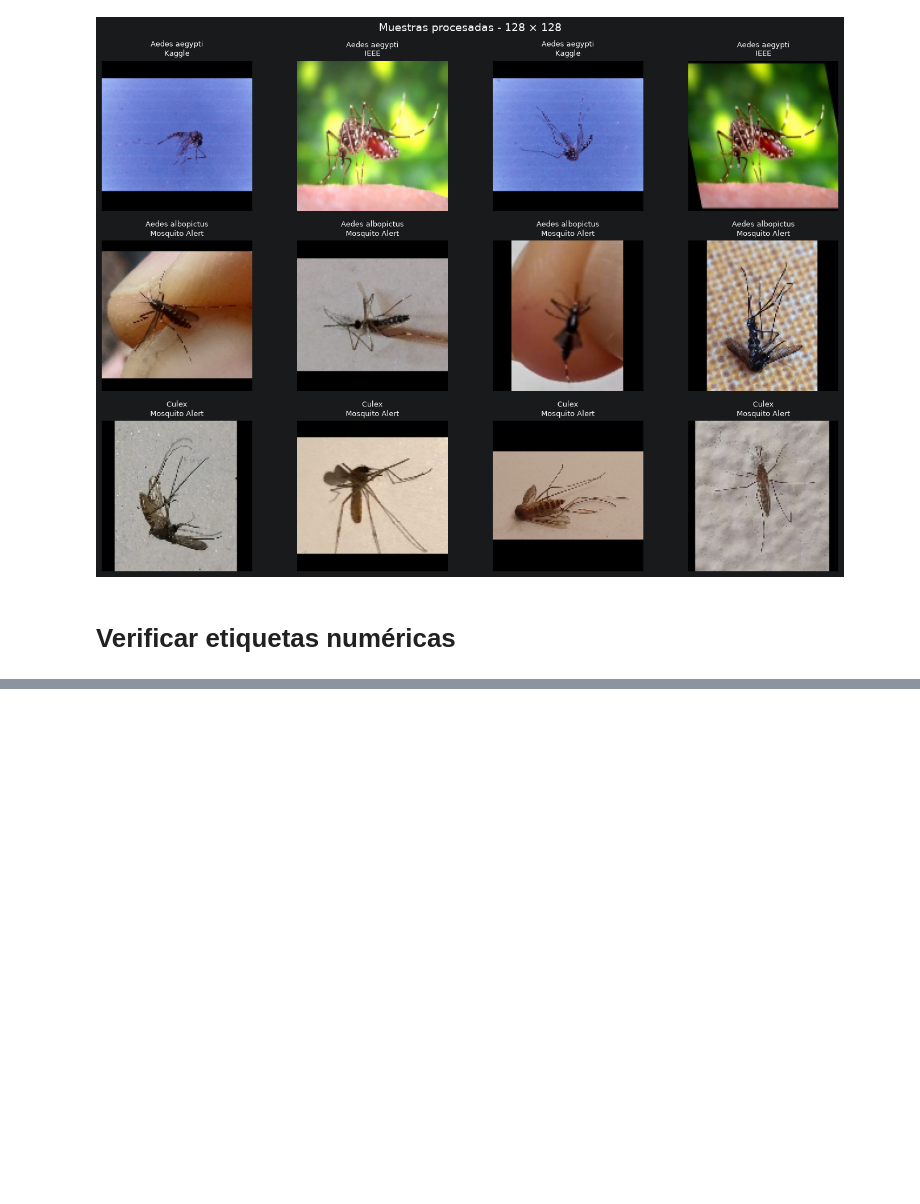
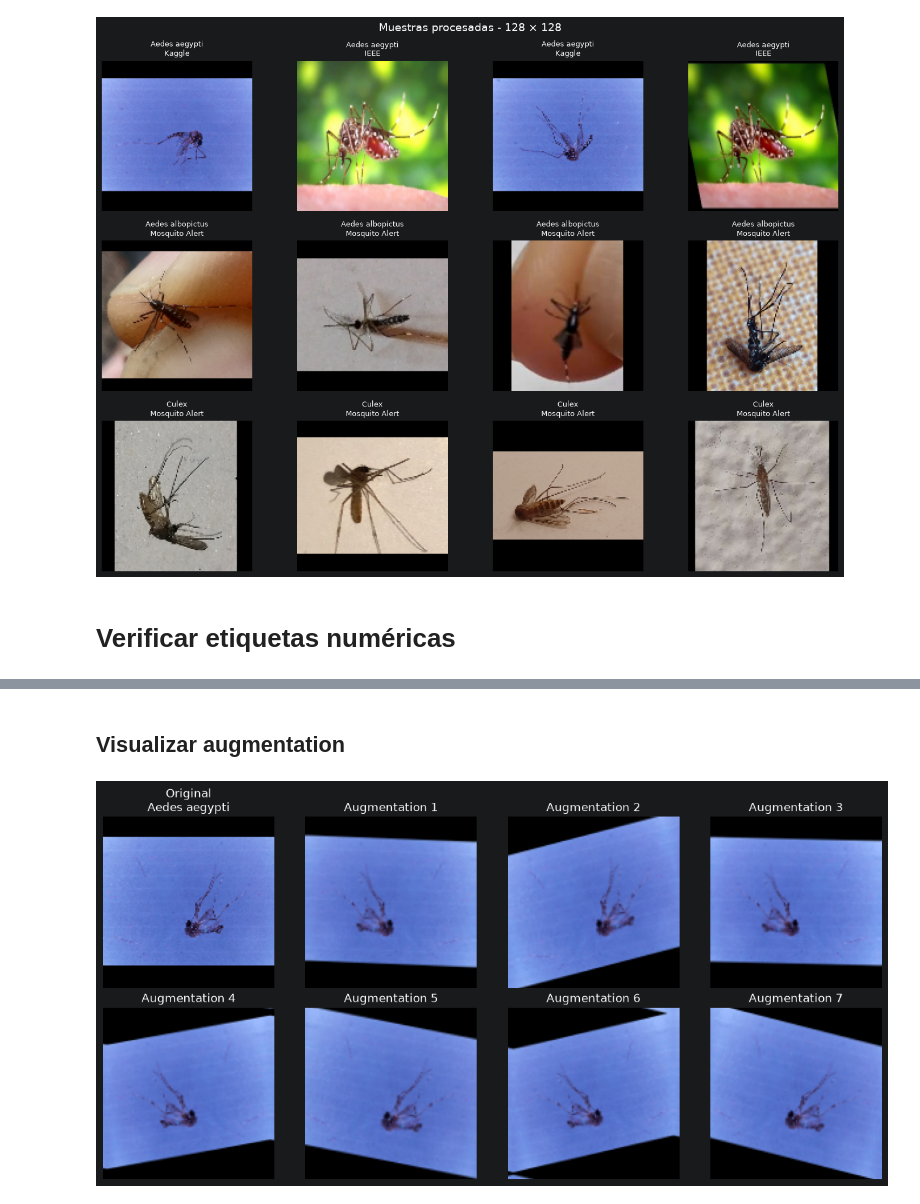
Before and after one commit to andreyac1397/VectorIA, a Jupyter notebook: notebooks/CNN_MosquitosModelo.ipynb, the cells around one changed output, grey strips where cells are left out. Cells and saved outputs as stored; diff of their text form; code cells hidden in the pictures; blank space fills up the shorter version.

```diff
--- a/notebooks/CNN_MosquitosModelo.ipynb
+++ b/notebooks/CNN_MosquitosModelo.ipynb
@@ -4878,0 +5009,17 @@ plt.show()
+# %%
+train_ds = crear_dataset(
+    df_train,
+    shuffle=True
+)
+
+val_ds = crear_dataset(
+    df_val,
+    shuffle=False
+)
+
+test_ds = crear_dataset(
+    df_test,
+    shuffle=False
+)
+
+print("✅ Datasets creados.")
@@ -4878,0 +5219,63 @@ plt.show()
+# %% [markdown]
+## Visualizar augmentation
+# %%
+for imagenes, etiquetas in train_ds.take(1):
+
+    imagen_original = imagenes[0]
+
+    clase = ID_TO_CLASS[
+        int(etiquetas[0])
+    ]
+
+    fig, axes = plt.subplots(
+        2,
+        4,
+        figsize=(12, 6)
+    )
+
+    axes = axes.ravel()
+
+    axes[0].imshow(
+        np.clip(
+            imagen_original.numpy(),
+            0,
+            255
+        ).astype(np.uint8)
+    )
+
+    axes[0].set_title(
+        f"Original\n{clase}"
+    )
+
+    axes[0].axis("off")
+
+    for indice in range(1, 8):
+
+        aumentada = data_augmentation(
+            tf.expand_dims(
+                imagen_original,
+                axis=0
+            ),
+            training=True
+        )[0]
+
+        axes[indice].imshow(
+            np.clip(
+                aumentada.numpy(),
+                0,
+                255
+            ).astype(np.uint8)
+        )
+
+        axes[indice].set_title(
+            f"Augmentation {indice}"
+        )
+
+        axes[indice].axis("off")
+
+    plt.tight_layout()
+    plt.show()
+
+    break
+# %% [output]
+[figure, added]
```
Also changed, not shown: parts of 21 cells of this notebook.
